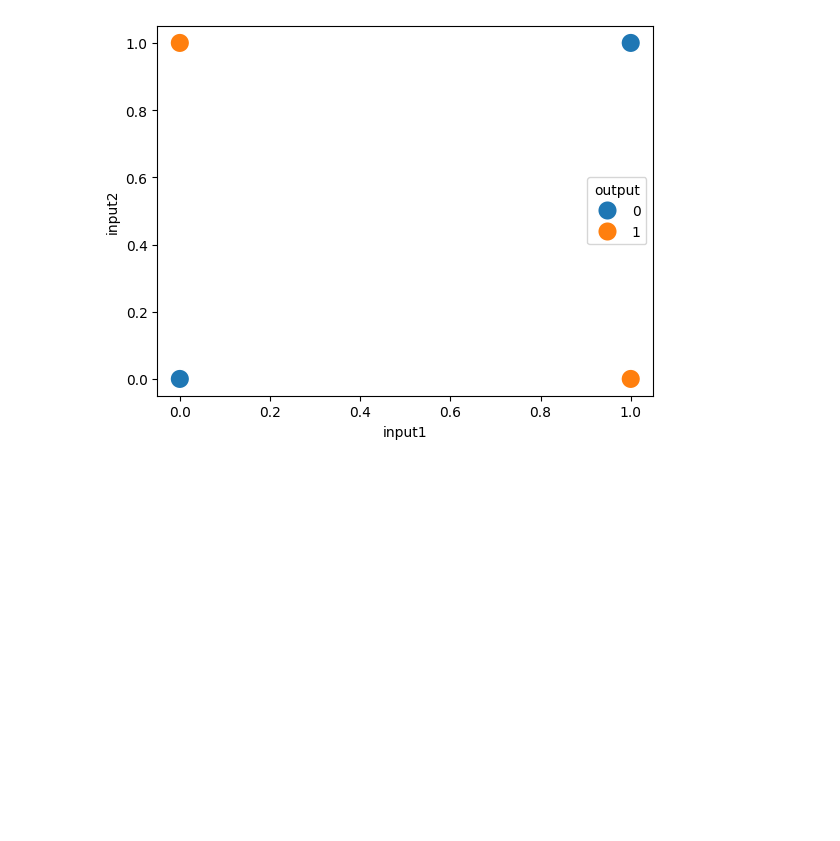
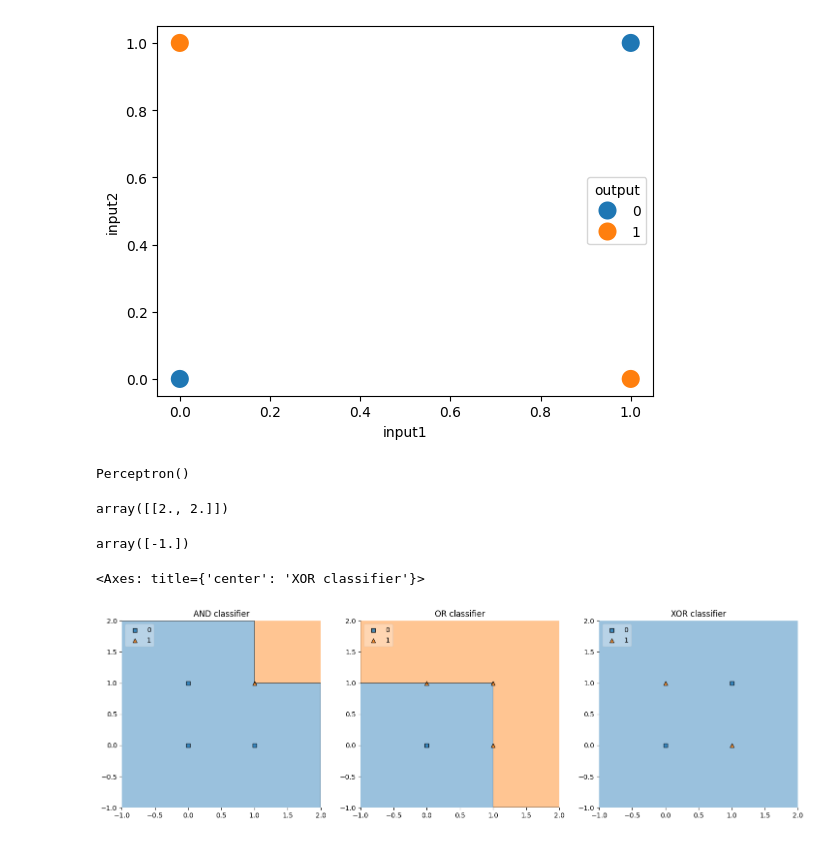
Before and after one commit to aaban-khan-dev/basic-Perceptron-working-, a Jupyter notebook: Perceptron_Basics.ipynb, the cells around one changed output. Drawn from its saved outputs; the diff is of its cells as text; code cells hidden in the pictures; blank space fills up the shorter version.

Commit message:
perceptrons and final visualization

```diff
--- a/Perceptron_Basics.ipynb
+++ b/Perceptron_Basics.ipynb
@@ -38,0 +41,38 @@ sns.scatterplot(x = xor_data['input1'],y = xor_data['input2'],hue = xor_data['ou
+# %%
+or_classifier = Perceptron()
+and_classifier = Perceptron()
+xor_classifier = Perceptron()
+# %%
+or_classifier.fit(or_data.iloc[:,0:2].values,or_data.iloc[:,-1].values)
+and_classifier.fit(and_data.iloc[:,0:2].values,and_data.iloc[:,-1].values)
+xor_classifier.fit(xor_data.iloc[:,0:2].values,xor_data.iloc[:,-1].values)
+# %% [output]
+Perceptron()
+# %%
+or_classifier.coef_
+# %% [output]
+array([[2., 2.]])
+# %%
+or_classifier.intercept_
+# %% [output]
+array([-1.])
+# %%
+from mlxtend.plotting import plot_decision_regions
+
+# setup plots for side by side comparisons
+fig,axes = plt.subplots(1,3,figsize=(18,5))
+
+#AND classifier Decision boundary
+axes[0].set_title('AND classifier')
+plot_decision_regions(and_data.iloc[:,0:2].values,and_data.iloc[:,-1].values,clf = and_classifier,legend = 2,ax = axes[0])
+
+#OR classifier Decision boundary
+axes[1].set_title('OR classifier')
+plot_decision_regions(or_data.iloc[:,0:2].values,or_data.iloc[:,-1].values,clf = or_classifier,legend = 2,ax = axes[1])
+
+#XOR classifier Decision boundary
+axes[2].set_title('XOR classifier')
+plot_decision_regions(xor_data.iloc[:,0:2].values,xor_data.iloc[:,-1].values,clf = xor_classifier,legend = 2,ax = axes[2])
+# %% [output]
+<Axes: title={'center': 'XOR classifier'}>
+[figure, added]
```
Also changed, not shown: parts of 1 cell of this notebook.
